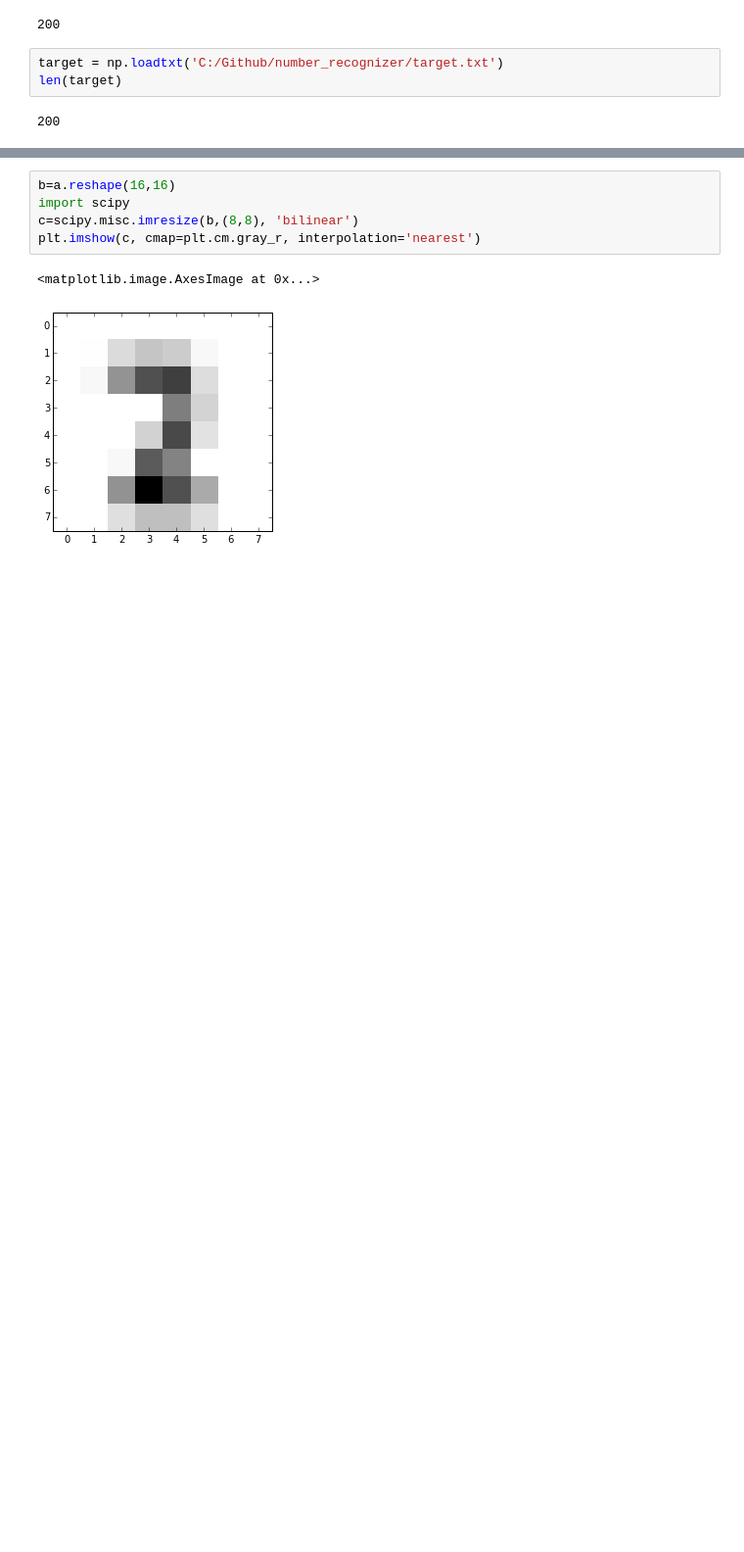
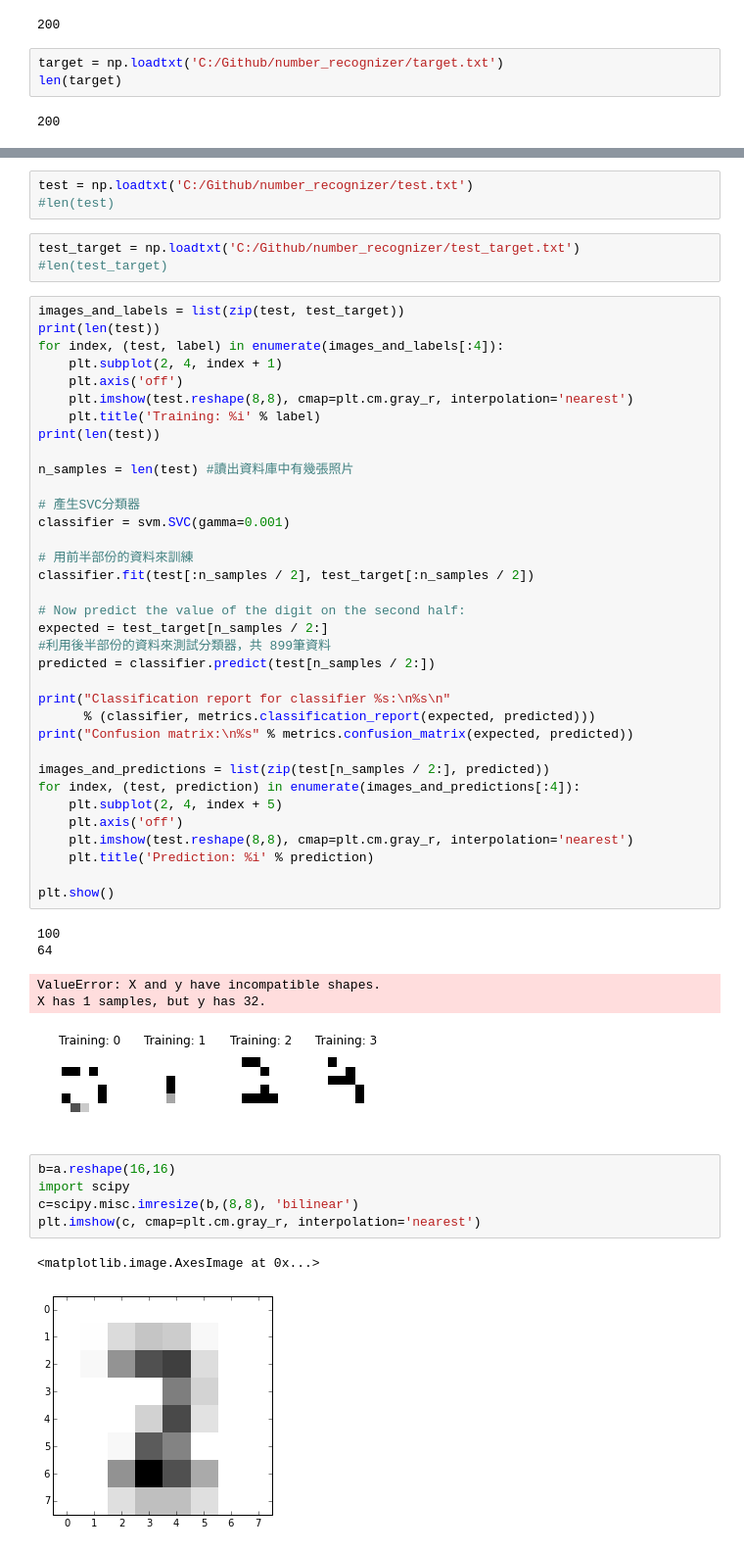
Before and after one commit to candyyunwen/number_recognizer, a Jupyter notebook: machines/number_recognizer/number_recognizer.ipynb, the cells around one changed output, grey strips where cells are left out. Shown: that part at 98% size. Cells and saved outputs as stored; diff of their text form; blank space fills up the shorter version.

```diff
--- a/machines/number_recognizer/number_recognizer.ipynb
+++ b/machines/number_recognizer/number_recognizer.ipynb
@@ -220,3 +235,50 @@ plt.imshow(train[0].reshape(8,8), cmap=plt.cm.gray_r, interpolation='nearest')
+# %%
+test = np.loadtxt('C:/Github/number_recognizer/test.txt')
+#len(test)
+# %%
+test_target = np.loadtxt('C:/Github/number_recognizer/test_target.txt')
+#len(test_target)
+# %%
+images_and_labels = list(zip(test, test_target))
+print(len(test))
+for index, (test, label) in enumerate(images_and_labels[:4]):
+    plt.subplot(2, 4, index + 1)
+    plt.axis('off')
+    plt.imshow(test.reshape(8,8), cmap=plt.cm.gray_r, interpolation='nearest')
+    plt.title('Training: %i' % label)
+print(len(test))
+
+n_samples = len(test) #讀出資料庫中有幾張照片
+
+# 產生SVC分類器
+classifier = svm.SVC(gamma=0.001)
+
+# 用前半部份的資料來訓練
+classifier.fit(test[:n_samples / 2], test_target[:n_samples / 2])
+
+# Now predict the value of the digit on the second half:
+expected = test_target[n_samples / 2:]
+#利用後半部份的資料來測試分類器，共 899筆資料
+predicted = classifier.predict(test[n_samples / 2:])
+
+print("Classification report for classifier %s:\n%s\n"
+      % (classifier, metrics.classification_report(expected, predicted)))
+print("Confusion matrix:\n%s" % metrics.confusion_matrix(expected, predicted))
+
+images_and_predictions = list(zip(test[n_samples / 2:], predicted))
+for index, (test, prediction) in enumerate(images_and_predictions[:4]):
+    plt.subplot(2, 4, index + 5)
+    plt.axis('off')
+    plt.imshow(test.reshape(8,8), cmap=plt.cm.gray_r, interpolation='nearest')
+    plt.title('Prediction: %i' % prediction)
+
+plt.show()
+# %% [output]
+100
+64
+ValueError: X and y have incompatible shapes.
+X has 1 samples, but y has 32.
+[figure, added]
 # %%
 b=a.reshape(16,16)
 import scipy
```
Also changed, not shown: parts of 3 cells of this notebook, 2 other files.
